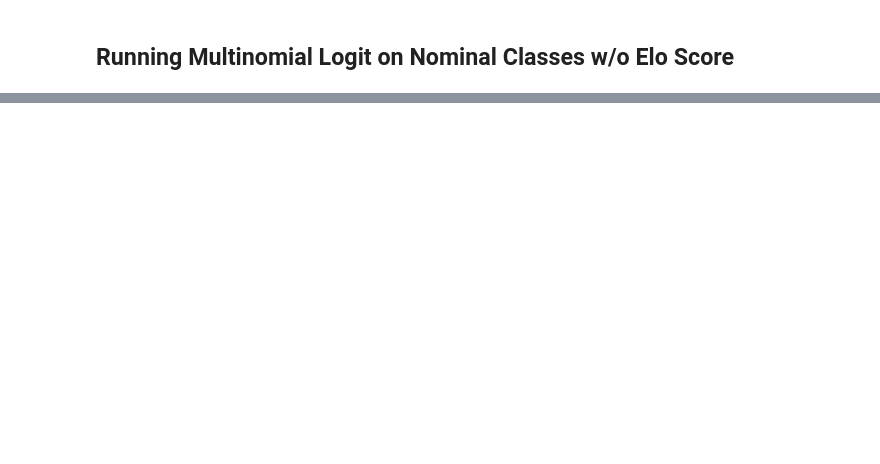
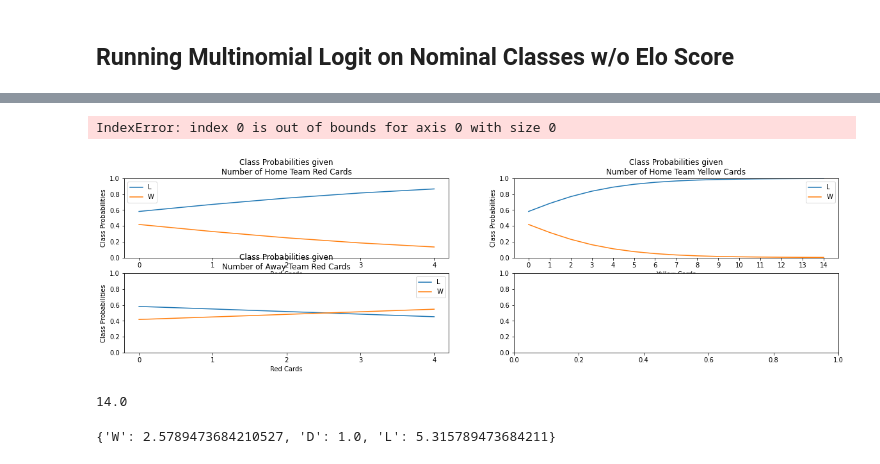
Before and after one commit to kcelebi/euro-football-officials-ML, a Jupyter notebook: pysrc/Logit_v1.ipynb, the cells around one changed output, grey strips where cells are left out. Saved outputs shown, nothing was run; the diff lists cells and outputs as text; code cells hidden in the pictures; blank space fills up the shorter version.

```diff
--- a/pysrc/Logit_v1.ipynb
+++ b/pysrc/Logit_v1.ipynb
@@ -109,0 +179,9 @@ print(metric_suite(clf, X_test, y_test))
+# %%
+params = {
+    'multi_class' : 'multinomial'#,
+    #'class_weight': weights
+}
+clf = LogisticRegression(**params).fit(X_train, y_train)
+
+print(metric_suite(clf, X_train, y_train, labels = ['W', 'L']))
+print(metric_suite(clf, X_test, y_test, labels = ['W', 'L']))
@@ -109,0 +199,53 @@ print(metric_suite(clf, X_test, y_test))
+# %%
+fig, axs = plt.subplots(2,2, figsize = (20,5))
+n = 5
+ts = np.zeros((n, 58))
+ts[:, np.where(X.columns == 'home_team_card_color_r')[0][0]] = np.arange(n)
+axs[0,0].plot(clf.predict_proba(ts))
+axs[0,0].set_xlabel('Red Cards')
+axs[0,0].set_ylabel('Class Probabilities')
+axs[0,0].set_title('Class Probabilities given\nNumber of Home Team Red Cards')
+axs[0,0].set_xticks(range(n))
+axs[0,0].set_ylim([0,1])
+axs[0,0].legend(labels = clf.classes_)
+
+n = 15
+ts = np.zeros((n, 58))
+ts[:, np.where(X.columns == 'home_team_card_color_y')[0][0]] = np.arange(n)
+axs[0,1].plot(clf.predict_proba(ts))
+axs[0,1].set_xlabel('Yellow Cards')
+axs[0,1].set_ylabel('Class Probabilities')
+axs[0,1].set_title('Class Probabilities given\nNumber of Home Team Yellow Cards')
+axs[0,1].set_xticks(range(n))
+axs[0,1].set_ylim([0,1])
+axs[0,1].legend(labels = clf.classes_)
+
+n = 5
+ts = np.zeros((n, 58))
+ts[:, np.where(X.columns == 'away_team_card_color_r')[0][0]] = np.arange(n)
+axs[1,0].plot(clf.predict_proba(ts))
+axs[1,0].set_xlabel('Red Cards')
+axs[1,0].set_ylabel('Class Probabilities')
+axs[1,0].set_title('Class Probabilities given\nNumber of Away Team Red Cards')
+axs[1,0].set_xticks(range(n))
+axs[1,0].set_ylim([0,1])
+axs[1,0].legend(labels = clf.classes_)
+
+n = 15
+ts = np.zeros((n, 58))
+ts[:, np.where(X.columns == 'Away_team_card_color_y')[0][0]] = np.arange(n)
+axs[1,1].plot(clf.predict_proba(ts))
+axs[1,1].set_xlabel('Yellow Cards')
+axs[1,1].set_ylabel('Class Probabilities')
+axs[1,1].set_title('Class Probabilities given\nNumber of Away Team Yellow Cards')
+axs[1,1].set_xticks(range(n))
+axs[1,1].set_ylim([0,1])
+axs[1,1].legend(labels = clf.classes_)
+plt.show()
+# %% [output]
+IndexError: index 0 is out of bounds for axis 0 with size 0
+[figure, added]
+# %%
+np.max(data['home_team_card_color_y'])
+# %% [output]
+14.0
@@ -109,0 +275,4 @@ print(metric_suite(clf, X_test, y_test))
+# %%
+weights
+# %% [output]
+{'W': 2.5789473684210527, 'D': 1.0, 'L': 5.315789473684211}
```
Also changed, not shown: parts of 23 cells of this notebook, 1 other file.
